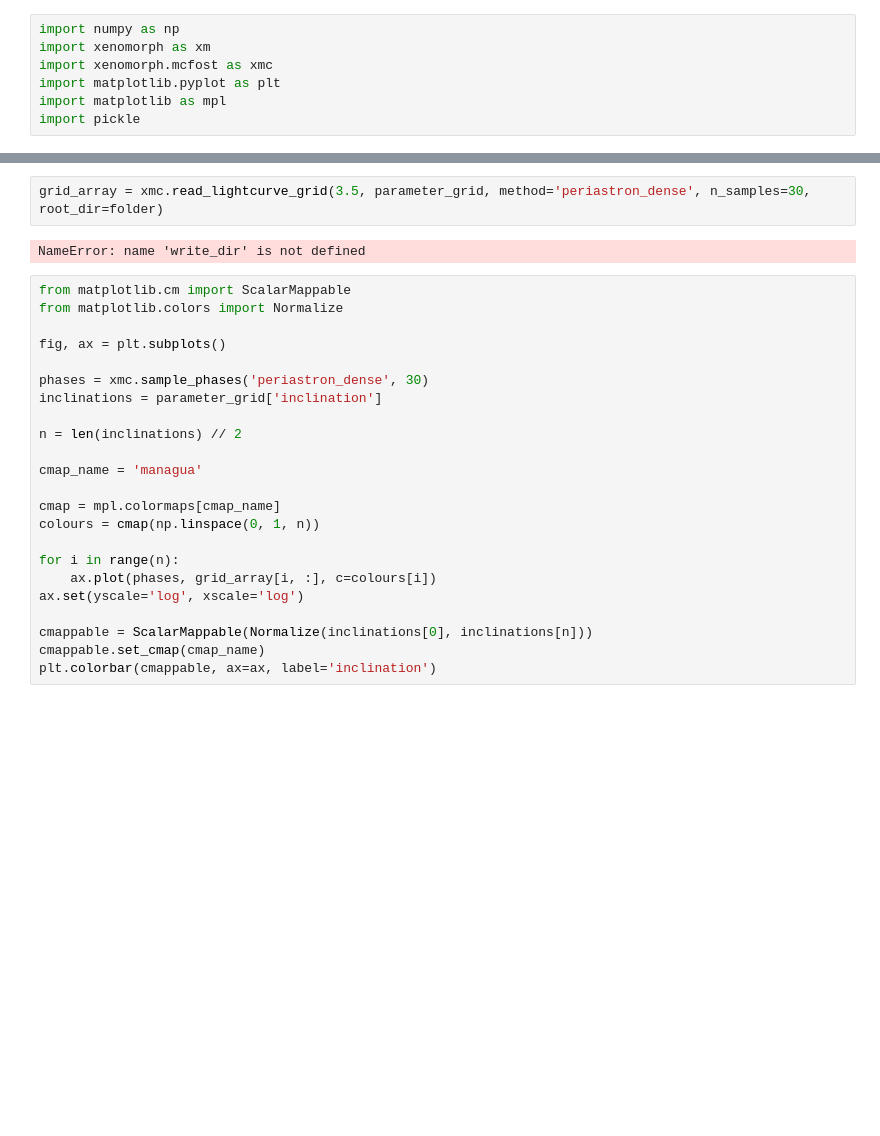
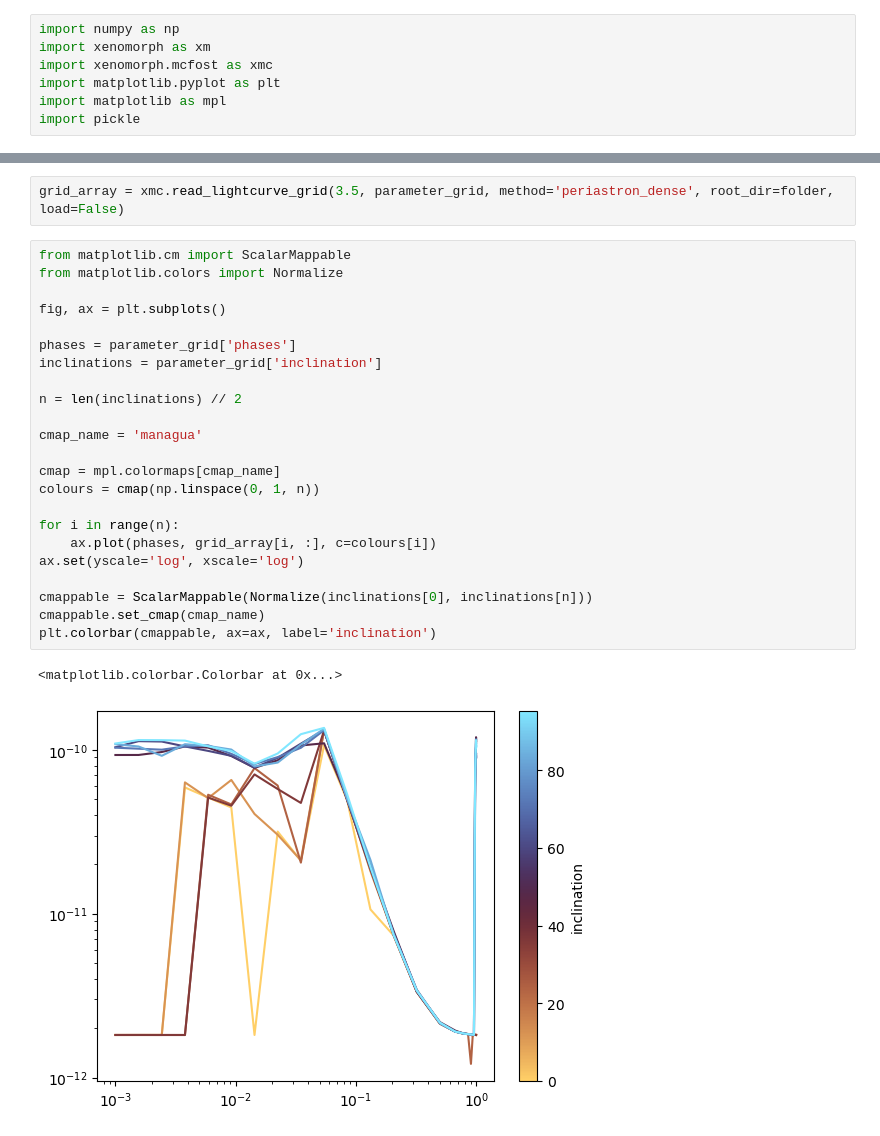
Before and after one commit to ryanwhite1/xenomorph, a Jupyter notebook: grid_runs.ipynb, the cells around one changed output, grey strips where cells are left out. Drawn from its saved outputs; the diff is of its cells as text; blank space fills up the shorter version.

Commit message:
Package n_samples and phases into parameter_grid

```diff
--- a/grid_runs.ipynb
+++ b/grid_runs.ipynb
@@ -20,27 +28,28 @@ parameter_grid
 # %%
-grid_array = xmc.read_lightcurve_grid(3.5, parameter_grid, method='periastron_dense', n_samples=30, root_dir=folder)
+grid_array = xmc.read_lightcurve_grid(3.5, parameter_grid, method='periastron_dense', root_dir=folder, load=False)
-# %% [output]
-NameError: name 'write_dir' is not defined
 # %%
 from matplotlib.cm import ScalarMappable
 from matplotlib.colors import Normalize
 
 fig, ax = plt.subplots()
 
-phases = xmc.sample_phases('periastron_dense', 30)
+phases = parameter_grid['phases']
 inclinations = parameter_grid['inclination']
 
 n = len(inclinations) // 2
 
 cmap_name = 'managua'
 
 cmap = mpl.colormaps[cmap_name]
 colours = cmap(np.linspace(0, 1, n))
 
 for i in range(n):
     ax.plot(phases, grid_array[i, :], c=colours[i])
 ax.set(yscale='log', xscale='log')
 
 cmappable = ScalarMappable(Normalize(inclinations[0], inclinations[n]))
 cmappable.set_cmap(cmap_name)
 plt.colorbar(cmappable, ax=ax, label='inclination')
+# %% [output]
+<matplotlib.colorbar.Colorbar at 0x...>
+[figure, added]
```
Also changed, not shown: parts of 4 cells of this notebook, 2 other files.
